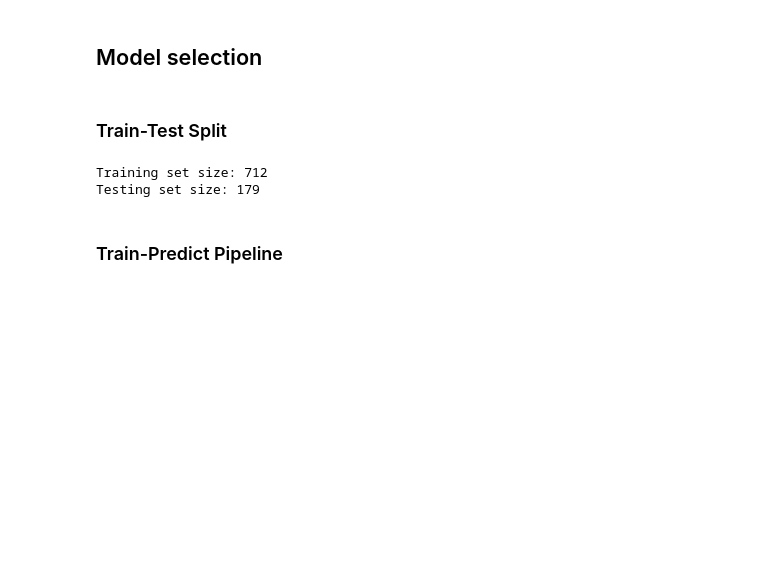
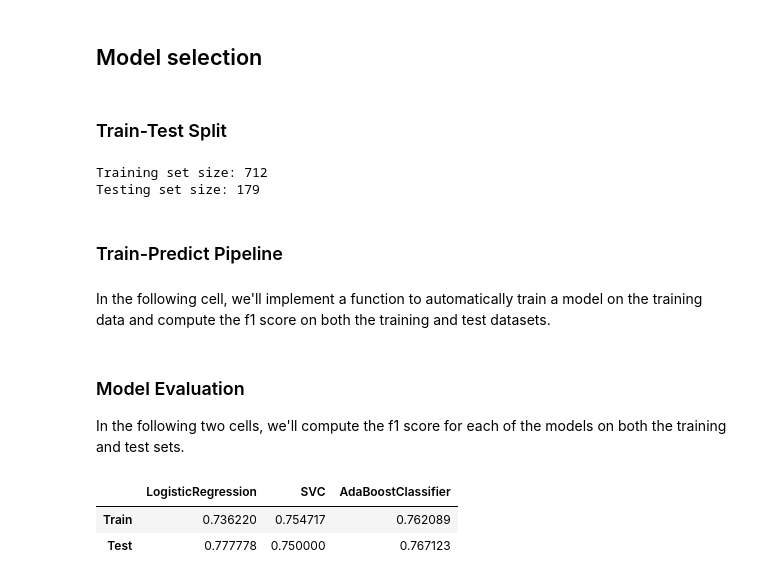
Before and after one commit to alexgeorgousis/titanic-ML, a Jupyter notebook: report.ipynb, the cells around one changed output. Drawn from its saved outputs; the diff is of its cells as text; code cells hidden in the pictures; blank space fills up the shorter version.

```diff
--- a/report.ipynb
+++ b/report.ipynb
@@ -214,8 +216,17 @@ Training set size: 712
 Testing set size: 179
 # %% [markdown]
 ### Train-Predict Pipeline
+# %% [markdown]
+In the following cell, we'll implement a function to automatically train a model on the training data and compute the f1 score on both the training and test datasets.
 # %%
 def train_predict(model):
+    """
+    Computes the f1 score of a model on the training and test sets.
+
+    :model: classifier to evaluate
+    :return: pair of f1 score on the train and test sets
+    """
+
     model = model.fit(X_train, y_train)
 
     train_preds = model.predict(X_train)
@@ -224,3 +235,18 @@ def train_predict(model):
     f1_train = f1_score(y_train, train_preds)
     f1_test  = f1_score(y_test, test_preds)
     return (f1_train, f1_test)
+# %% [markdown]
+### Model Evaluation
+In the following two cells, we'll compute the f1 score for each of the models on both the training and test sets.
+# %%
+# Compute the f1 score of every model
+models = [LogisticRegression(random_state=42), SVC(random_state=42), AdaBoostClassifier(random_state=42)]
+f1_scores = [train_predict(model) for model in models]
+# %%
+# Display a table with the scores
+df_scores = pd.DataFrame(data=[[f1[0] for f1 in f1_scores], [f1[1] for f1 in f1_scores]], index=["Train", "Test"], columns=[type(model).__name__ for model in models])
+display(df_scores)
+# %% [output]
+|  | LogisticRegression | SVC | AdaBoostClassifier |
+| Train | 0.736220 | 0.754717 | 0.762089 |
+| Test | 0.777778 | 0.750000 | 0.767123 |
```
Also changed, not shown: parts of 6 cells of this notebook.
